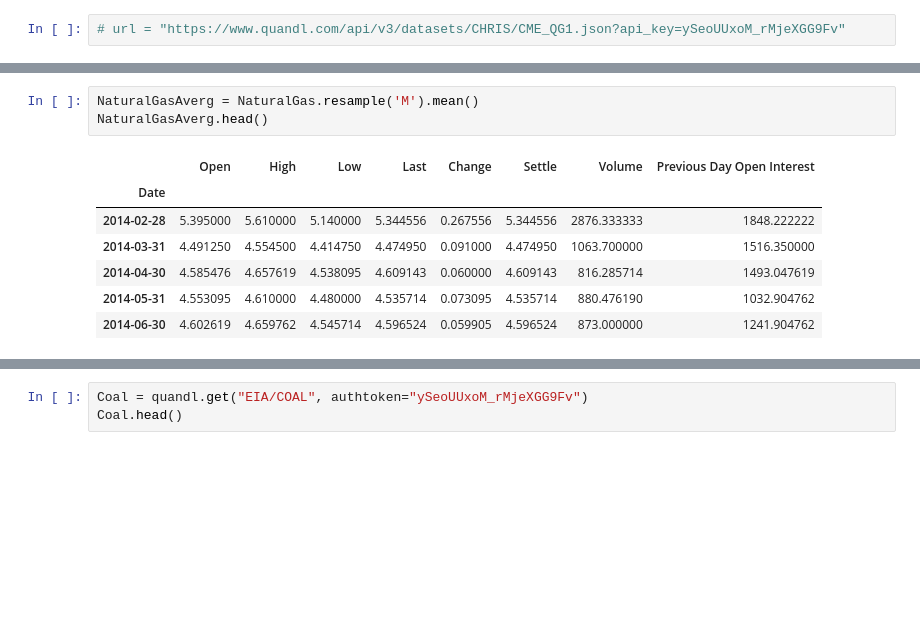
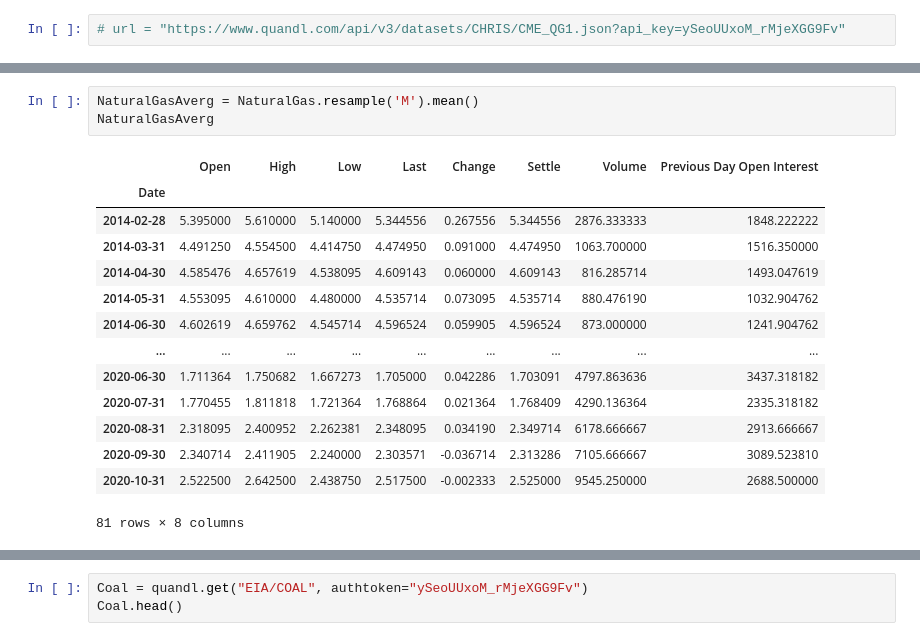
Before and after one commit to DerekHLeckner/Project-3, a Jupyter notebook: Resul/Res1.ipynb, the cells around one changed output, grey strips where cells are left out. Saved outputs shown, nothing was run; the diff lists cells and outputs as text; blank space fills up the shorter version.

```diff
--- a/Resul/Res1.ipynb
+++ b/Resul/Res1.ipynb
@@ -20,12 +27,19 @@ NaturalGas.head()
 # %%
 NaturalGasAverg = NaturalGas.resample('M').mean()
-NaturalGasAverg.head()
+NaturalGasAverg
 # %% [output]
 |  | Open | High | Low | Last | Change | Settle | Volume | Previous Day Open Interest |
 | Date |  |  |  |  |  |  |  |  |
 | 2014-02-28 | 5.395000 | 5.610000 | 5.140000 | 5.344556 | 0.267556 | 5.344556 | 2876.333333 | 1848.222222 |
 | 2014-03-31 | 4.491250 | 4.554500 | 4.414750 | 4.474950 | 0.091000 | 4.474950 | 1063.700000 | 1516.350000 |
 | 2014-04-30 | 4.585476 | 4.657619 | 4.538095 | 4.609143 | 0.060000 | 4.609143 | 816.285714 | 1493.047619 |
 | 2014-05-31 | 4.553095 | 4.610000 | 4.480000 | 4.535714 | 0.073095 | 4.535714 | 880.476190 | 1032.904762 |
 | 2014-06-30 | 4.602619 | 4.659762 | 4.545714 | 4.596524 | 0.059905 | 4.596524 | 873.000000 | 1241.904762 |
+| ... | ... | ... | ... | ... | ... | ... | ... | ... |
+| 2020-06-30 | 1.711364 | 1.750682 | 1.667273 | 1.705000 | 0.042286 | 1.703091 | 4797.863636 | 3437.318182 |
+| 2020-07-31 | 1.770455 | 1.811818 | 1.721364 | 1.768864 | 0.021364 | 1.768409 | 4290.136364 | 2335.318182 |
+| 2020-08-31 | 2.318095 | 2.400952 | 2.262381 | 2.348095 | 0.034190 | 2.349714 | 6178.666667 | 2913.666667 |
+| 2020-09-30 | 2.340714 | 2.411905 | 2.240000 | 2.303571 | -0.036714 | 2.313286 | 7105.666667 | 3089.523810 |
+| 2020-10-31 | 2.522500 | 2.642500 | 2.438750 | 2.517500 | -0.002333 | 2.525000 | 9545.250000 | 2688.500000 |
+81 rows × 8 columns
 # %%
```
Also changed, not shown: parts of 2 cells of this notebook.
